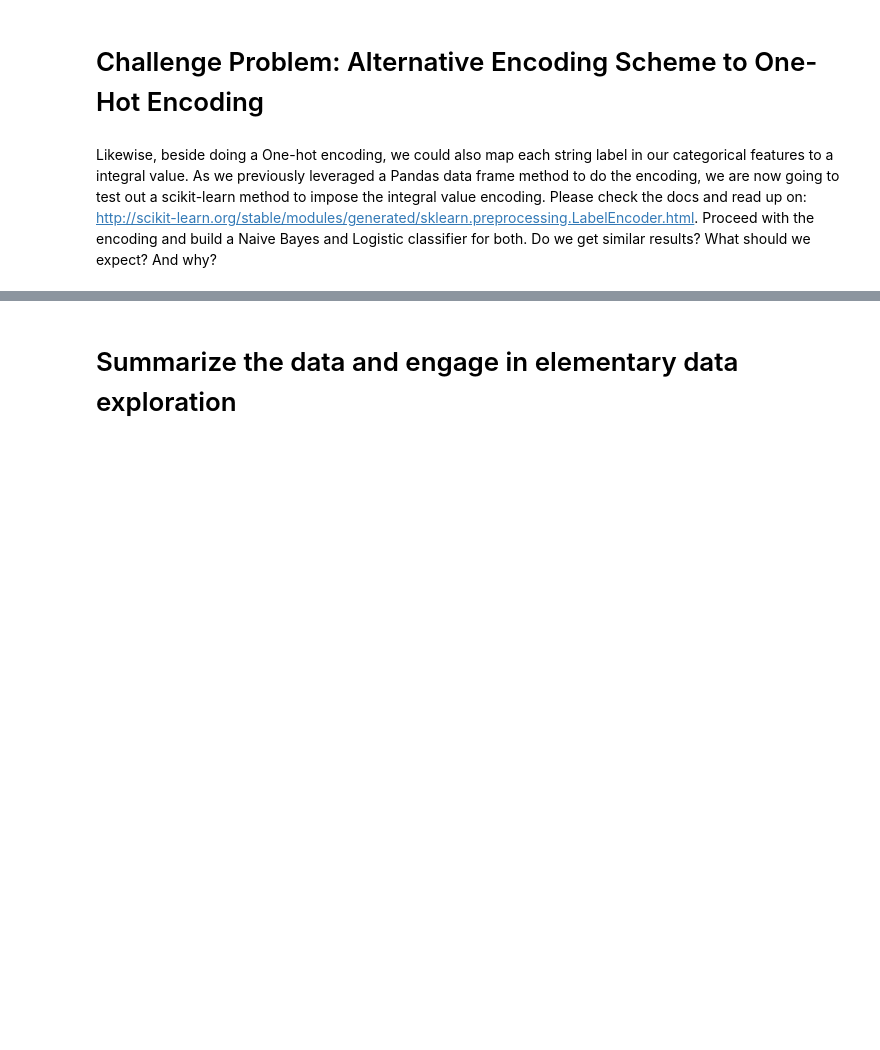
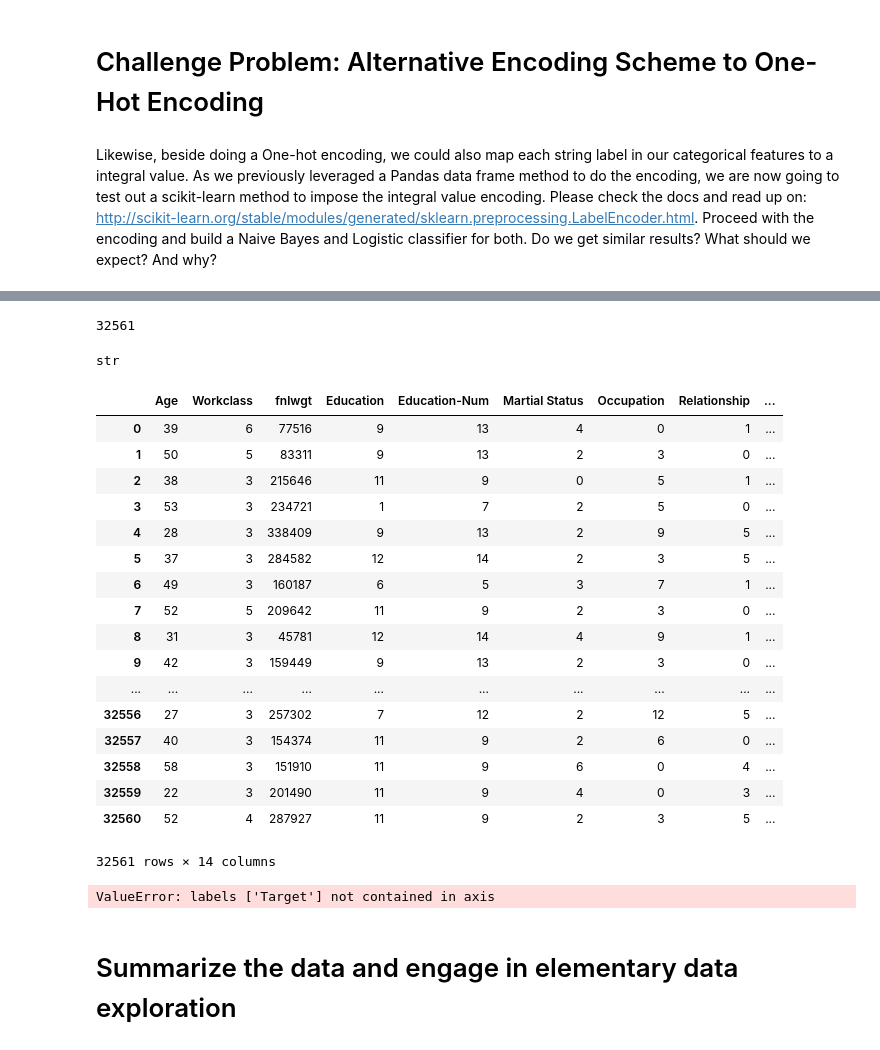
Before and after one commit to nfranchetti/notes-DSI, a Jupyter notebook: week08/4.2-naive-bayes-2.ipynb, the cells around one changed output, grey strips where cells are left out. Saved outputs shown, nothing was run; the diff lists cells and outputs as text; code cells hidden in the pictures; blank space fills up the shorter version.

```diff
--- a/week08/4.2-naive-bayes-2.ipynb
+++ b/week08/4.2-naive-bayes-2.ipynb
@@ -36,0 +146,3 @@ Likewise, beside doing a One-hot encoding, we could also map each string label i
+# %%
+X = df.drop(['Target'], axis=1)
+X.head()
@@ -36,0 +181,8 @@ Likewise, beside doing a One-hot encoding, we could also map each string label i
+# %%
+len(y)
+# %% [output]
+32561
+# %%
+type(X['Workclass'][0])
+# %% [output]
+str
@@ -37,3 +193,28 @@ Likewise, beside doing a One-hot encoding, we could also map each string label i
+# %%
+X
+# %% [output]
+|  | Age | Workclass | fnlwgt | Education | Education-Num | Martial Status | Occupation | Relationship | ... |
+| 0 | 39 | 6 | 77516 | 9 | 13 | 4 | 0 | 1 | ... |
+| 1 | 50 | 5 | 83311 | 9 | 13 | 2 | 3 | 0 | ... |
+| 2 | 38 | 3 | 215646 | 11 | 9 | 0 | 5 | 1 | ... |
+| 3 | 53 | 3 | 234721 | 1 | 7 | 2 | 5 | 0 | ... |
+| 4 | 28 | 3 | 338409 | 9 | 13 | 2 | 9 | 5 | ... |
+| 5 | 37 | 3 | 284582 | 12 | 14 | 2 | 3 | 5 | ... |
+| 6 | 49 | 3 | 160187 | 6 | 5 | 3 | 7 | 1 | ... |
+| 7 | 52 | 5 | 209642 | 11 | 9 | 2 | 3 | 0 | ... |
+| 8 | 31 | 3 | 45781 | 12 | 14 | 4 | 9 | 1 | ... |
+| 9 | 42 | 3 | 159449 | 9 | 13 | 2 | 3 | 0 | ... |
+| ... | ... | ... | ... | ... | ... | ... | ... | ... | ... |
+| 32556 | 27 | 3 | 257302 | 7 | 12 | 2 | 12 | 5 | ... |
+| 32557 | 40 | 3 | 154374 | 11 | 9 | 2 | 6 | 0 | ... |
+| 32558 | 58 | 3 | 151910 | 11 | 9 | 6 | 0 | 4 | ... |
+| 32559 | 22 | 3 | 201490 | 11 | 9 | 4 | 0 | 3 | ... |
+| 32560 | 52 | 4 | 287927 | 11 | 9 | 2 | 3 | 5 | ... |
+32561 rows × 14 columns
+# %%
+X = dummies.drop('Target')
+# %% [output]
+ValueError: labels ['Target'] not contained in axis
 # %% [markdown]
 # Summarize the data and engage in elementary data exploration
 # %% [markdown]
```
Also changed, not shown: parts of 33 cells of this notebook.
